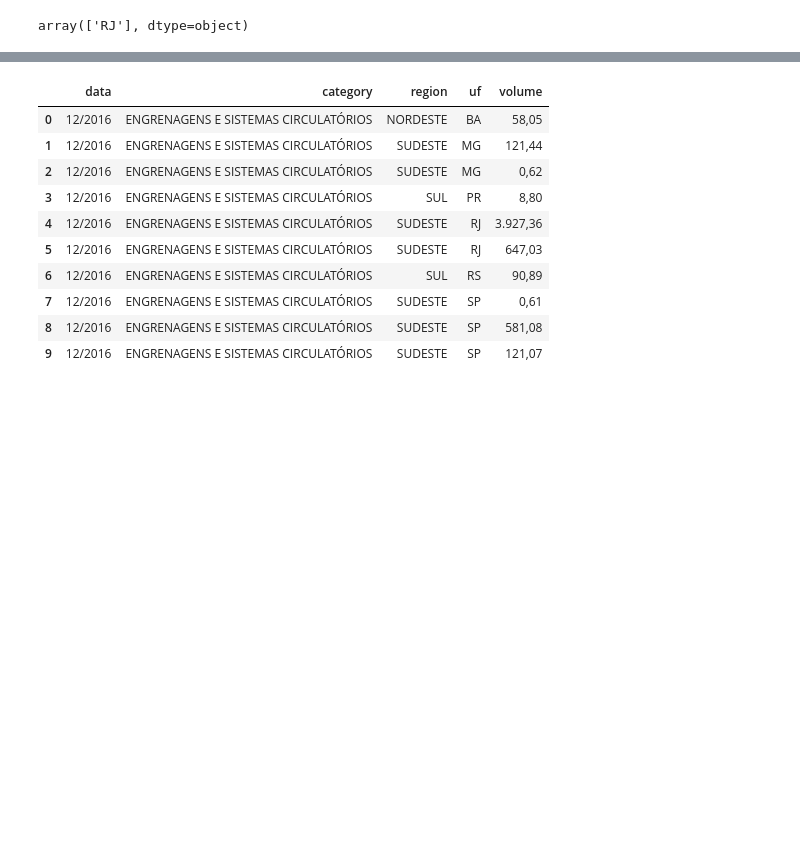
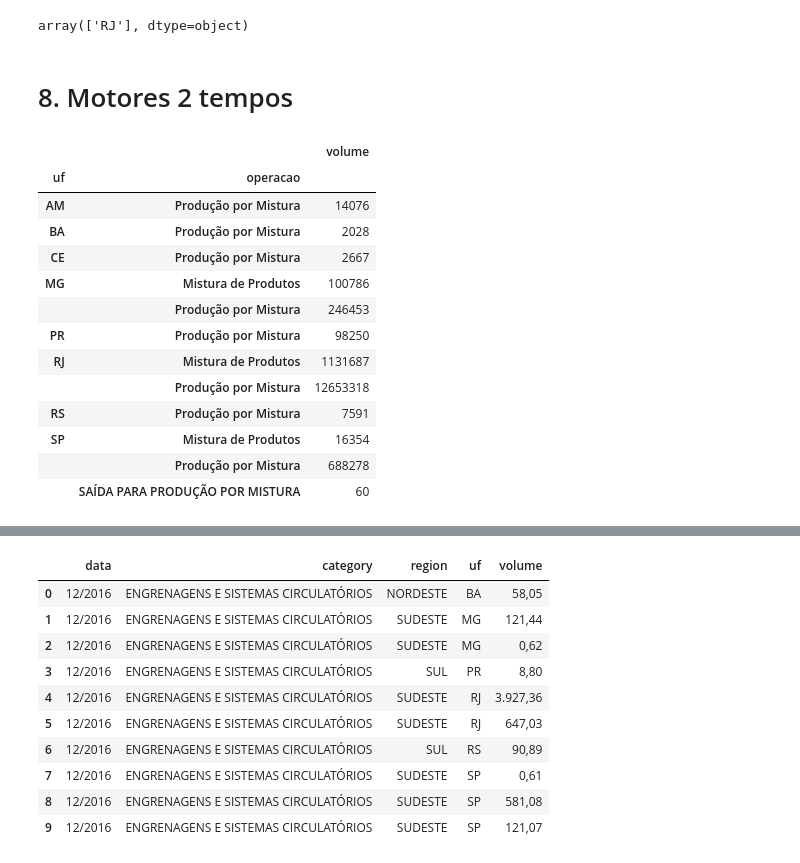
Before and after one commit to jaycwb/udacity, a Jupyter notebook: nanodegree/data_analyst/06_faca_visualizacao_de_dados_eficazes/notebooks/dados_mapa_producao_uf.ipynb, the cells around one changed output, grey strips where cells are left out. Cells and saved outputs as stored; diff of their text form; code cells hidden in the pictures; blank space fills up the shorter version.

```diff
--- a/nanodegree/data_analyst/06_faca_visualizacao_de_dados_eficazes/notebooks/dados_mapa_producao_uf.ipynb
+++ b/nanodegree/data_analyst/06_faca_visualizacao_de_dados_eficazes/notebooks/dados_mapa_producao_uf.ipynb
@@ -411,3 +411,23 @@ for uf in ferro.index.levels[0].values:
             #ADICIONA O category NO DATAFRAME
             df_producao.set_value(count,'category','Óleos Lubrificantes Ferroviários')
             count += 1
+# %% [markdown]
+# 8. Motores 2 tempos
+# %%
+motor2T = pd.DataFrame(dado[dado['category'] == 'Motores 2 tempos'].groupby(by=['uf','operacao']).sum()['volume'])
+motor2T
+# %% [output]
+|  |  | volume |
+| uf | operacao |  |
+| AM | Produção por Mistura | 14076 |
+| BA | Produção por Mistura | 2028 |
+| CE | Produção por Mistura | 2667 |
+| MG | Mistura de Produtos | 100786 |
+|  | Produção por Mistura | 246453 |
+| PR | Produção por Mistura | 98250 |
+| RJ | Mistura de Produtos | 1131687 |
+|  | Produção por Mistura | 12653318 |
+| RS | Produção por Mistura | 7591 |
+| SP | Mistura de Produtos | 16354 |
+|  | Produção por Mistura | 688278 |
+|  | SAÍDA PARA PRODUÇÃO POR MISTURA | 60 |
```
Also changed, not shown: parts of 3 cells of this notebook.
